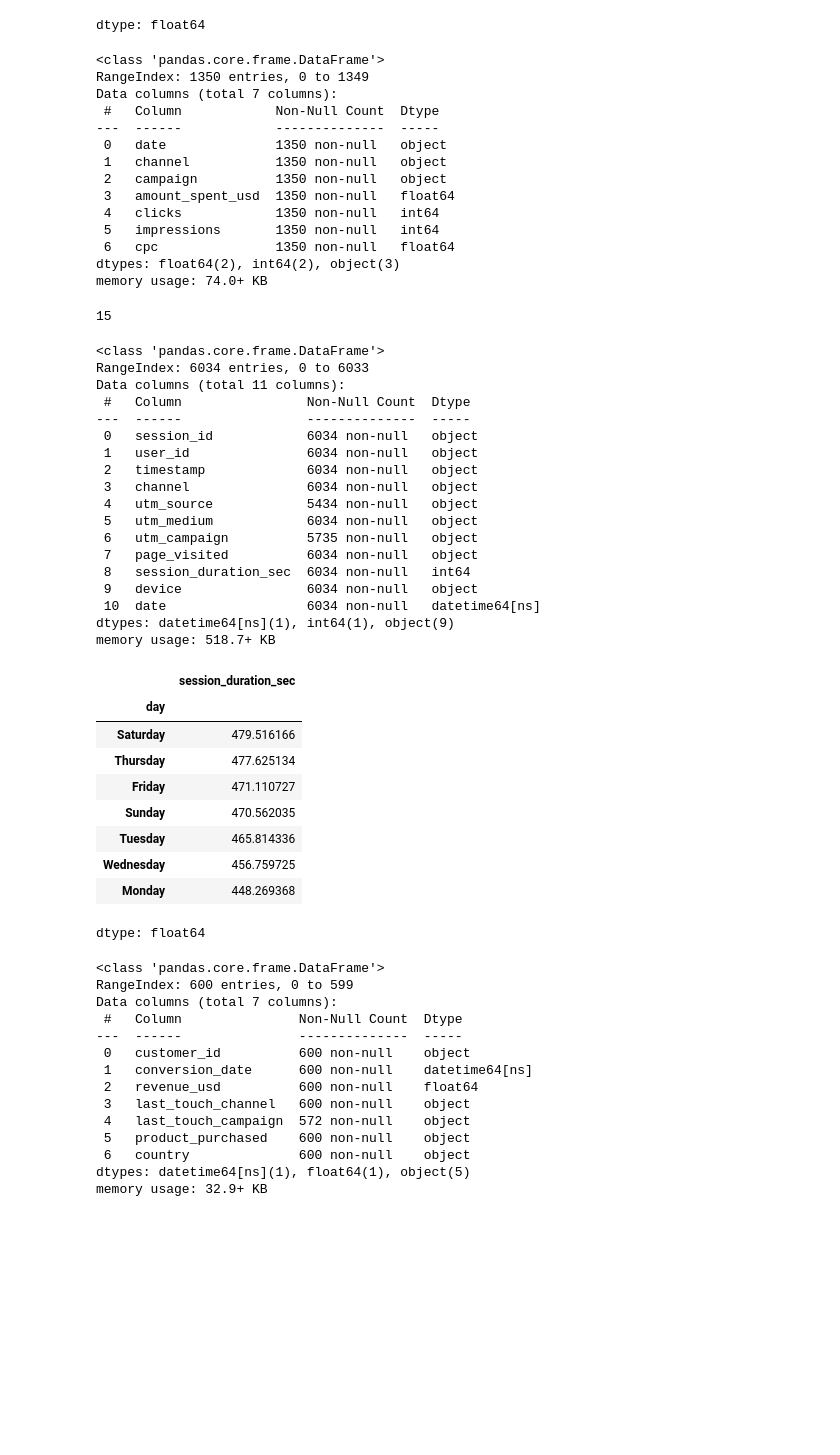
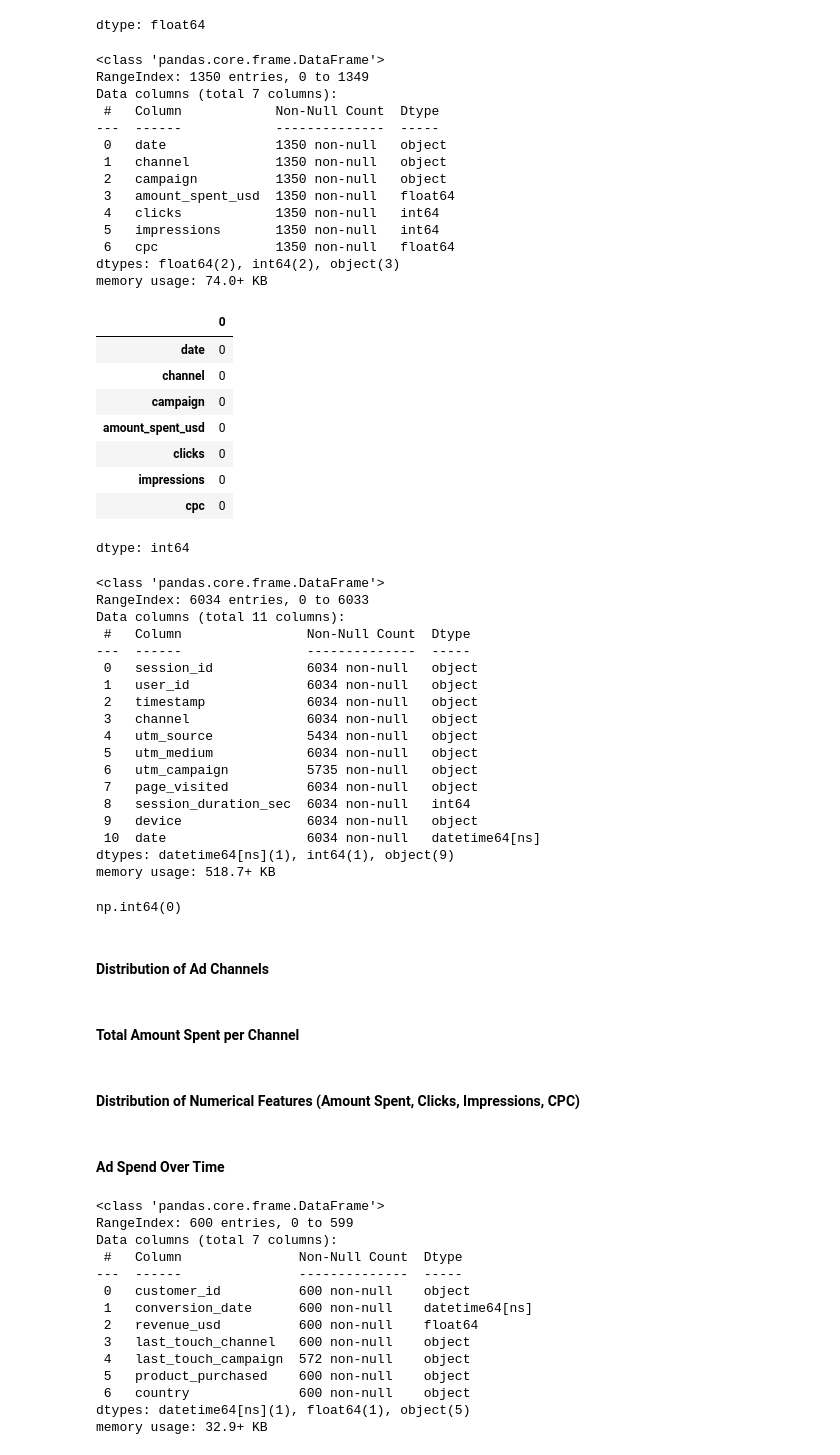
Before and after one commit to banerjee109/Infotact-Data-Team-2, a Jupyter notebook: Assignmenet_1_Roughbook.ipynb, the cells around one changed output. Saved outputs shown, nothing was run; the diff lists cells and outputs as text; code cells hidden in the pictures; blank space fills up the shorter version.

Commit message:
Tracked missing values in ad_spend_df,web_log_df and crm_df

```diff
--- a/Assignmenet_1_Roughbook.ipynb
+++ b/Assignmenet_1_Roughbook.ipynb
@@ -233,34 +233,44 @@ type(ad_spend_df)
 ad_spend_df.shape
 ad_spend_df.info()
 ad_spend_df.describe()
 ad_spend_df.head(10)
 ad_spend_df["channel"].unique()
 ad_spend_df["channel"].nunique()
 ad_spend_df["campaign"].nunique()
 ad_spend_df["amount_spent_usd"].idxmax()
 ad_spend_df.iloc[1006]
 ad_spend_df["amount_spent_usd"].idxmin()
 ad_spend_df.iloc[[13,14,1006]]
 ad_spend_df[(ad_spend_df["amount_spent_usd"]==0)]["campaign"].unique()
 ad_spend_df.head()
 ad_spend_df["impressions"].mean()
 ad_spend_df[(ad_spend_df["impressions"]>=15000)]["campaign"].nunique()
+##ad_spend_df.isnull().sum()
+ad_spend_df.isna().sum()
 # %% [output]
 <class 'pandas.core.frame.DataFrame'>
 RangeIndex: 1350 entries, 0 to 1349
 Data columns (total 7 columns):
  #   Column            Non-Null Count  Dtype
 ---  ------            --------------  -----
  0   date              1350 non-null   object
  1   channel           1350 non-null   object
  2   campaign          1350 non-null   object
  3   amount_spent_usd  1350 non-null   float64
  4   clicks            1350 non-null   int64
  5   impressions       1350 non-null   int64
  6   cpc               1350 non-null   float64
 dtypes: float64(2), int64(2), object(3)
 memory usage: 74.0+ KB
+|  | 0 |
+| date | 0 |
+| channel | 0 |
+| campaign | 0 |
+| amount_spent_usd | 0 |
+| clicks | 0 |
+| impressions | 0 |
+| cpc | 0 |
-15
+dtype: int64
 # %%
 import pandas as pd
 import numpy as np
@@ -288,6 +298,11 @@ web_log_df.groupby("utm_source")["session_duration_sec"].mean().sort_values(asce
 web_log_df.head()
 web_log_df.groupby("day")["session_duration_sec"].sum().sort_values(ascending=False)
 web_log_df.groupby("day")["session_duration_sec"].mean().sort_values(ascending=False)
+web_log_df.isna().sum()
+web_log_df.dropna(inplace=True)
+##web_log_df.isna().sum()
+len(web_log_df["utm_campaign"])
+web_log_df["utm_source"].isna().sum()
 # %% [output]
 <class 'pandas.core.frame.DataFrame'>
 RangeIndex: 6034 entries, 0 to 6033
@@ -307,16 +322,15 @@ Data columns (total 11 columns):
  10  date                  6034 non-null   datetime64[ns]
 dtypes: datetime64[ns](1), int64(1), object(9)
 memory usage: 518.7+ KB
-|  | session_duration_sec |
-| day |  |
-| Saturday | 479.516166 |
-| Thursday | 477.625134 |
-| Friday | 471.110727 |
-| Sunday | 470.562035 |
-| Tuesday | 465.814336 |
-| Wednesday | 456.759725 |
-| Monday | 448.269368 |
-dtype: float64
+np.int64(0)
+# %% [markdown]
+#### Distribution of Ad Channels
+# %% [markdown]
+#### Total Amount Spent per Channel
+# %% [markdown]
+#### Distribution of Numerical Features (Amount Spent, Clicks, Impressions, CPC)
+# %% [markdown]
+#### Ad Spend Over Time
 # %%
 import pandas as pd
 crm_df=pd.read_csv("crm_conversion_data.csv")
```
